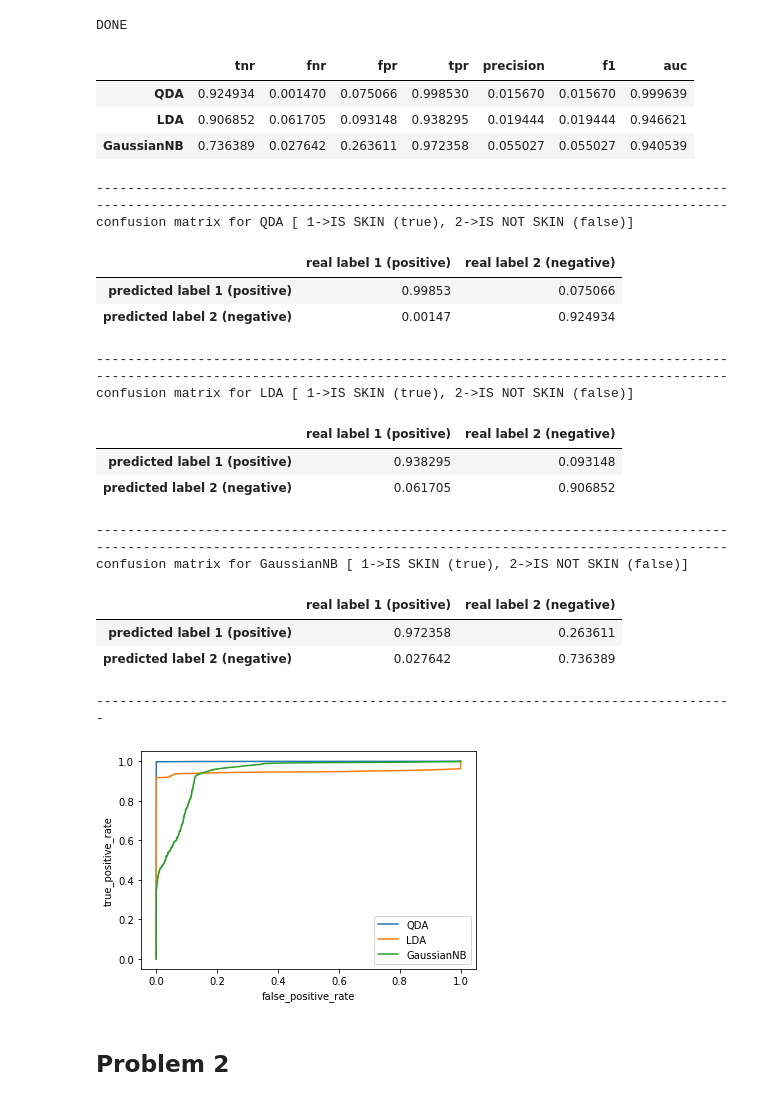
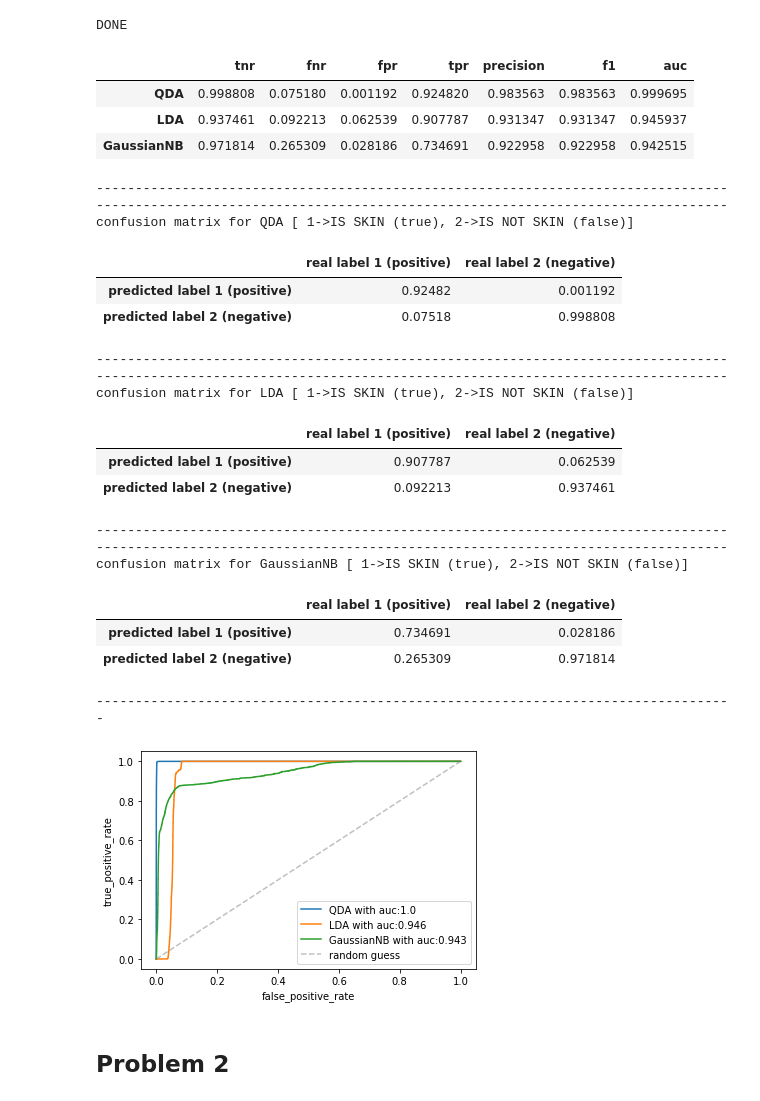
Before and after one commit to kmiec96/skin_kmiec, a Jupyter notebook: skin_kmiec.ipynb, the cells around one changed output. Drawn from its saved outputs; the diff is of its cells as text; code cells hidden in the pictures.

```diff
--- a/skin_kmiec.ipynb
+++ b/skin_kmiec.ipynb
@@ -57,21 +44,19 @@ def analize(cls, train_X, train_Y, test_X, test_Y):
     for c, name in cls:
         c.fit(train_X,train_Y)
 
-
-        test_predicted = np.add(c.predict(test_X),-1)
-        test_predicted_proba = c.predict_proba(test_X)
-
-        #test_Y=np.add(test_Y,-1)
+        test_predicted = c.predict(test_X)
+        test_predicted_proba = c.predict_proba(test_X)[:,1]
 
         precision = precision_score(test_Y, test_predicted, pos_label=1, average='micro')
         f1 = f1_score(test_Y, test_predicted, pos_label=1, average='micro')
 
-        fprs, tprs, thds = roc_curve(test_Y, test_predicted_proba[:,1], pos_label=1)
-        auc = roc_auc_score(test_Y, test_predicted_proba[:,1])
+        fprs, tprs, thds = roc_curve(test_Y, test_predicted_proba, pos_label=1)
+        auc = roc_auc_score(test_Y, test_predicted_proba)
 
-        tnr, fpr, fnr, tpr = confusion_matrix(test_Y==1, test_predicted_proba[:,1]>0.5, normalize='true').ravel()
+        tnr, fpr, fnr, tpr = confusion_matrix(test_Y==1, test_predicted_proba>0.5, normalize='true').ravel()
 
-        disp = pd.DataFrame({"real label 1 (positive)":  [tpr, fnr], "real label 2 (negative)": [fpr, tnr]}, index=["predicted label 1 (positive)","predicted label 2 (negative)"])
+        disp = pd.DataFrame({"real label 1 (positive)":  [tpr, fnr], "real label 2 (negative)":\
+                             [fpr, tnr]}, index=["predicted label 1 (positive)","predicted label 2 (negative)"])
 
         matrix.append(disp)
         dataframe=pd.DataFrame({'tnr':[tnr],
@@ -100,19 +85,20 @@ DONE
 # %%
 data = np.loadtxt('data/Skin_NonSkin.txt')
 
-#Set aside 20% of data for testing!
-seed = 57576
-train_data, test_data = train_test_split(data, train_size=0.8, test_size=0.2, random_state = seed)
+#Set aside 25% of data for testing!
+seed = 77678
+train_data, test_data = train_test_split(data, train_size=0.75, test_size=0.25, random_state = seed)
 
 #Find train and test datasets.
 train_X = train_data[:,:3]
-train_Y = train_data[:,3].astype('int32')
+train_Y = train_data[:,3]
 
 test_X = test_data[:,:3]
-test_Y = test_data[:,3].astype('int32')
+test_Y = test_data[:,3]
 
-test_Y=np.add(test_Y,-1)
-train_Y=np.add(train_Y,-1)
+test_Y = np.where(test_Y == 2, 0, test_Y).astype('int32')
+train_Y = np.where(train_Y == 2, 0, train_Y).astype('int32')
+
 
 cls=[[QuadraticDiscriminantAnalysis(),"QDA"], [LinearDiscriminantAnalysis(),"LDA"], [GaussianNB(),"GaussianNB"]]
 
@@ -121,44 +107,45 @@ dataframe, matrix, fprss, tprss, thdss = analize(cls, train_X, train_Y, test_X,
 display(dataframe)
 
 
 for i, cm in enumerate(matrix):
     print("---------------------------------------------------------------------------------")
     print("---------------------------------------------------------------------------------")
     print("confusion matrix for", cls[i][1], "[ 1->IS SKIN (true), 2->IS NOT SKIN (false)]")
     display(cm)
 
 print("\n----------------------------------------------------------------------------------")
 for i in range(len(fprss)):
-    plt.plot(fprss[i], tprss[i], label=cls[i][1])
+    plt.plot(fprss[i], tprss[i], label=cls[i][1]+ " with auc:" + np.round(dataframe['auc'][i], decimals=3).astype('str'))
+plt.plot([0,1],[0,1],'--',alpha=0.5, label='random guess', color='grey')
 plt.legend()
 plt.ylabel('true_positive_rate')
 plt.xlabel('false_positive_rate')
 plt.show()
 # %% [output]
 |  | tnr | fnr | fpr | tpr | precision | f1 | auc |
-| QDA | 0.924934 | 0.001470 | 0.075066 | 0.998530 | 0.015670 | 0.015670 | 0.999639 |
-| LDA | 0.906852 | 0.061705 | 0.093148 | 0.938295 | 0.019444 | 0.019444 | 0.946621 |
-| GaussianNB | 0.736389 | 0.027642 | 0.263611 | 0.972358 | 0.055027 | 0.055027 | 0.940539 |
+| QDA | 0.998808 | 0.075180 | 0.001192 | 0.924820 | 0.983563 | 0.983563 | 0.999695 |
+| LDA | 0.937461 | 0.092213 | 0.062539 | 0.907787 | 0.931347 | 0.931347 | 0.945937 |
+| GaussianNB | 0.971814 | 0.265309 | 0.028186 | 0.734691 | 0.922958 | 0.922958 | 0.942515 |
 ---------------------------------------------------------------------------------
 ---------------------------------------------------------------------------------
 confusion matrix for QDA [ 1->IS SKIN (true), 2->IS NOT SKIN (false)]
 |  | real label 1 (positive) | real label 2 (negative) |
-| predicted label 1 (positive) | 0.99853 | 0.075066 |
-| predicted label 2 (negative) | 0.00147 | 0.924934 |
+| predicted label 1 (positive) | 0.92482 | 0.001192 |
+| predicted label 2 (negative) | 0.07518 | 0.998808 |
 ---------------------------------------------------------------------------------
 ---------------------------------------------------------------------------------
 confusion matrix for LDA [ 1->IS SKIN (true), 2->IS NOT SKIN (false)]
 |  | real label 1 (positive) | real label 2 (negative) |
-| predicted label 1 (positive) | 0.938295 | 0.093148 |
-| predicted label 2 (negative) | 0.061705 | 0.906852 |
+| predicted label 1 (positive) | 0.907787 | 0.062539 |
+| predicted label 2 (negative) | 0.092213 | 0.937461 |
 ---------------------------------------------------------------------------------
 ---------------------------------------------------------------------------------
 confusion matrix for GaussianNB [ 1->IS SKIN (true), 2->IS NOT SKIN (false)]
 |  | real label 1 (positive) | real label 2 (negative) |
-| predicted label 1 (positive) | 0.972358 | 0.263611 |
-| predicted label 2 (negative) | 0.027642 | 0.736389 |
+| predicted label 1 (positive) | 0.734691 | 0.028186 |
+| predicted label 2 (negative) | 0.265309 | 0.971814 |
 ----------------------------------------------------------------------------------
-[figure, old version]
+[figure, new version]
 # %% [markdown]
 ## Problem 2
 # %% [markdown]
```
Also changed, not shown: parts of 5 cells of this notebook.
